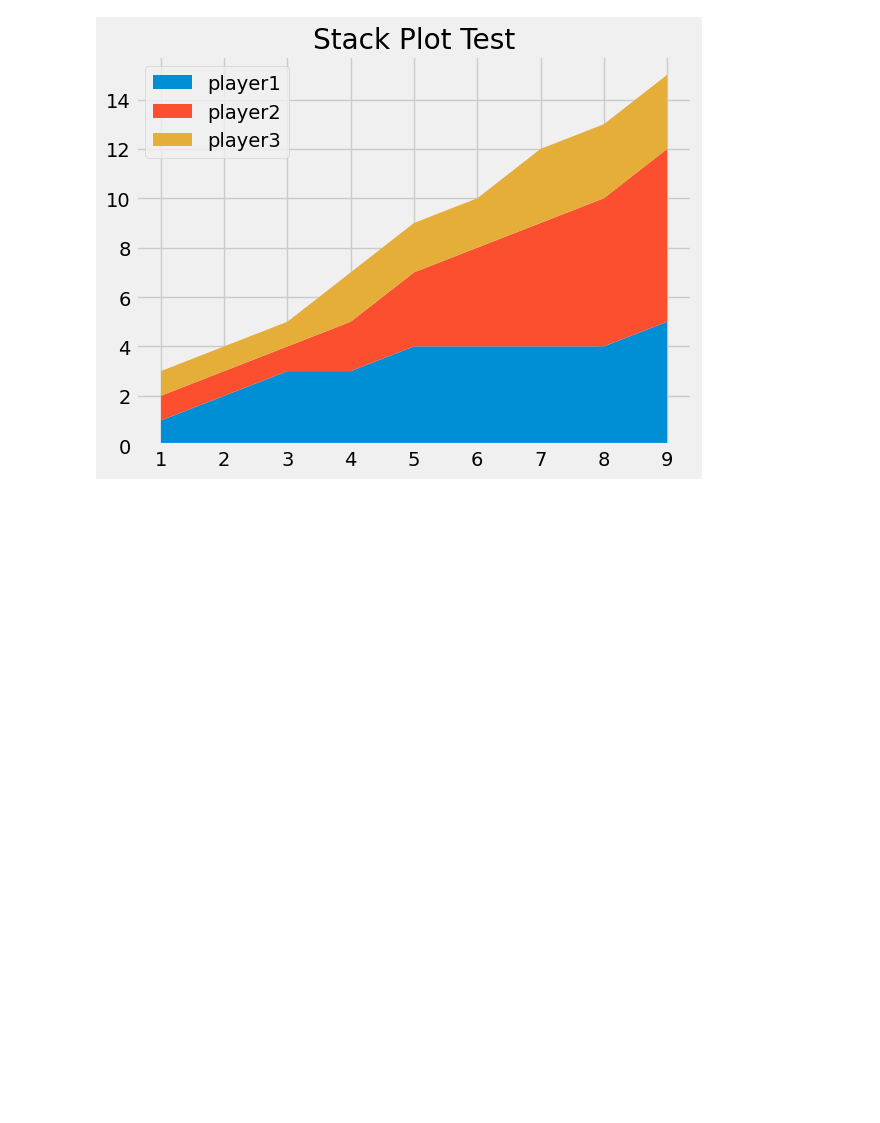
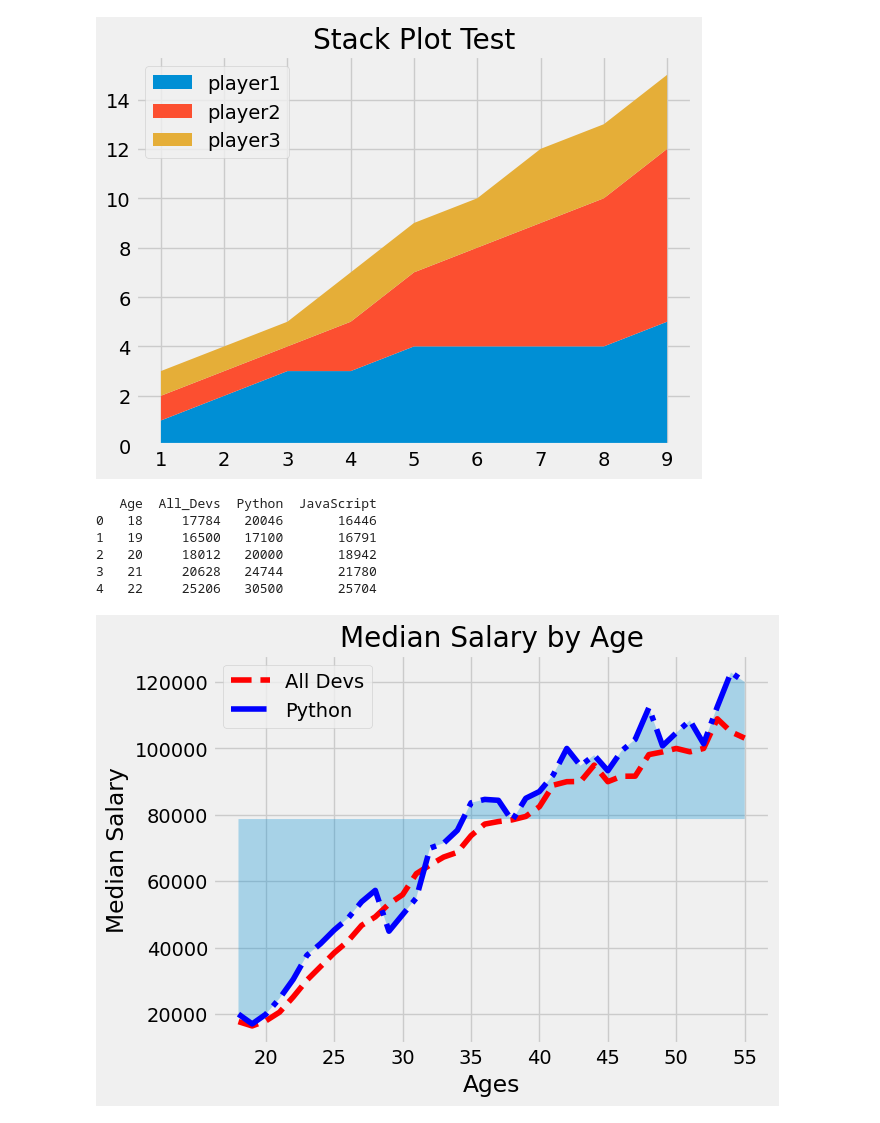
Before and after one commit to XiyueYuan/Data_Analysis, a Jupyter notebook: 05_Matplotlib.ipynb, the cells around one changed output. Drawn from its saved outputs; the diff is of its cells as text; code cells hidden in the pictures; blank space fills up the shorter version.

```diff
--- a/05_Matplotlib.ipynb
+++ b/05_Matplotlib.ipynb
@@ -282,3 +282,31 @@ plt.legend(loc = 'upper left')
 plt.show()
 # %% [output]
 [figure]
+# %%
+df_new = pd.read_csv('assets/data/data_.csv')
+print(df_new.head())
+py = df_new['Python'].tolist()
+all_dev = df_new['All_Devs'].tolist()
+age = df_new['Age'].tolist()
+js = df_new['JavaScript'].tolist()
+median = df_new[['All_Devs', 'Python', 'JavaScript']].median()
+all_median = median.median()
+# %% [output]
+   Age  All_Devs  Python  JavaScript
+0   18     17784   20046       16446
+1   19     16500   17100       16791
+2   20     18012   20000       18942
+3   21     20628   24744       21780
+4   22     25206   30500       25704
+# %%
+plt.style.use('fivethirtyeight')
+plt.plot(age, all_dev, color = 'red', linestyle = '--', label = 'All Devs')
+plt.plot(age, py, color = 'blue', linestyle = '-.', label = 'Python')
+plt.legend()
+plt.fill_between(age, py, all_median, alpha = 0.3)
+plt.title('Median Salary by Age')
+plt.xlabel('Ages')
+plt.ylabel('Median Salary')
+plt.show()
+# %% [output]
+[figure, added]
```
Also changed, not shown: parts of 1 cell of this notebook, 4 other files.
